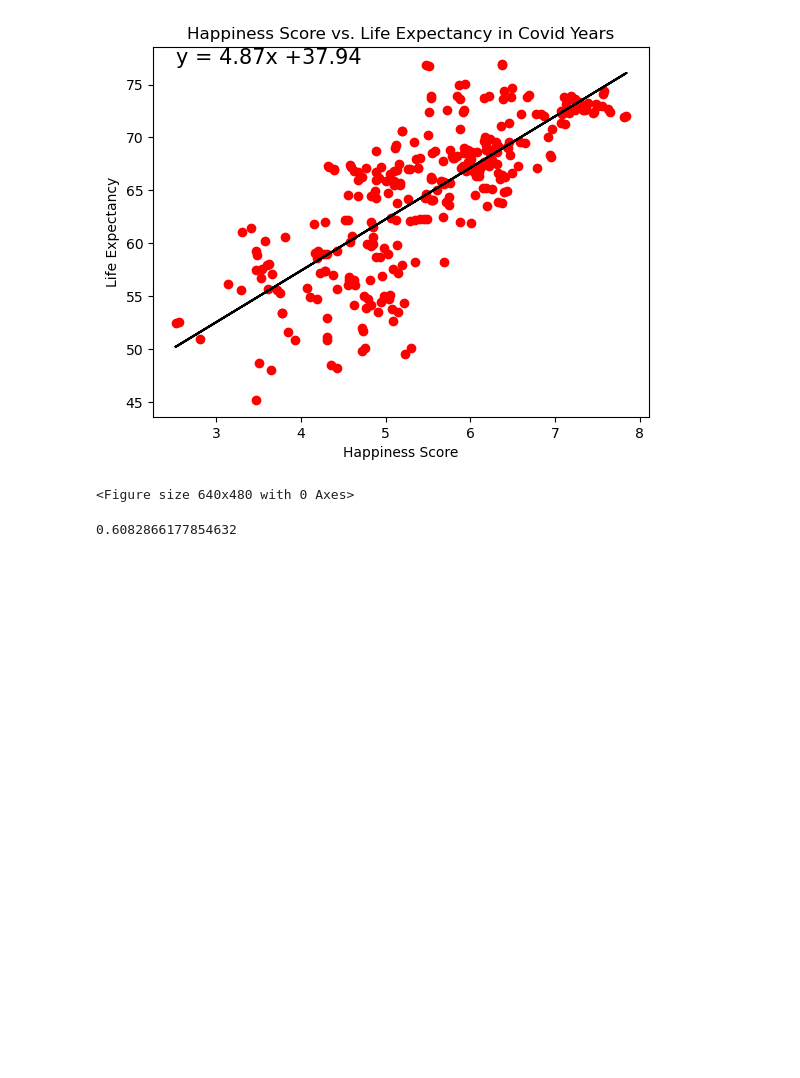
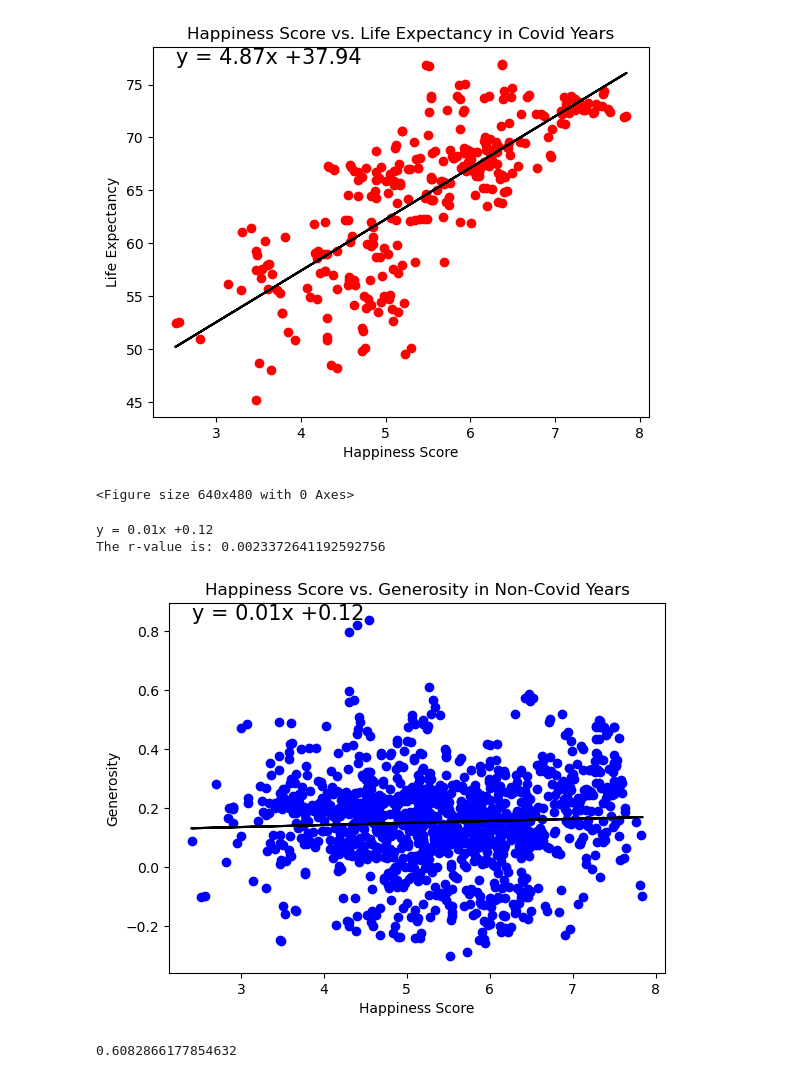
Before and after one commit to dafreibe74/GRPONE-The_Eddies, a Jupyter notebook: life_expectancy_plot.ipynb, the cells around one changed output. Cells and saved outputs as stored; diff of their text form; code cells hidden in the pictures; blank space fills up the shorter version.

```diff
--- a/life_expectancy_plot.ipynb
+++ b/life_expectancy_plot.ipynb
@@ -7,9 +7,11 @@ import numpy as np
 # %%
 covid_csv = "data/clean_covid.csv"
 non_covid_csv = "data/clean_NON_covid.csv"
+total_csv = "data/total_data_clean.csv"
 
 covid_df = pd.read_csv(covid_csv)
 non_covid_df = pd.read_csv(non_covid_csv)
+total_df = pd.read_csv(total_csv)
 # %%
 # Regression line and scatter plot
 x= non_covid_df['Happiness_Score']
@@ -61,6 +63,31 @@ y = 4.87x +37.94
 The r-value is: 0.5920556576056228
 [figure]
 <Figure size 640x480 with 0 Axes>
+# %%
+# Regression line and scatter plot - Generosity
+x= total_df['Happiness_Score']
+y= total_df['Generosity']
+(slope, intercept, rvalue, pvalue, stderr) = st.linregress(x, y)
+regression_values = x * slope + intercept
+line_eq = "y = " + str(round(slope,2)) + "x +" + str(round(intercept,2))
+print(line_eq)
+plt.scatter(x,y,color='b')
+plt.plot(x,regression_values,"k-")
+x_scale = x.min()
+y_scale = y.max()
+plt.annotate(line_eq,(x_scale,y_scale),fontsize=15,color="k")
+plt.xlabel('Happiness Score')
+plt.ylabel('Generosity')
+plt.title('Happiness Score vs. Generosity in Non-Covid Years')
+print(f"The r-value is: {rvalue**2}")
+plt.show()
+
+#Save the figure
+# plt.savefig("plots/life_expectancy_non_covid.png")
+# %% [output]
+y = 0.01x +0.12
+The r-value is: 0.0023372641192592756
+[figure, added]
 # %%
 # Calculate the life expectancy mean for non-covid years
 life_expectancy_non_covid = non_covid_df["Life_Expectancy"]
```
Also changed, not shown: parts of 2 cells of this notebook.
